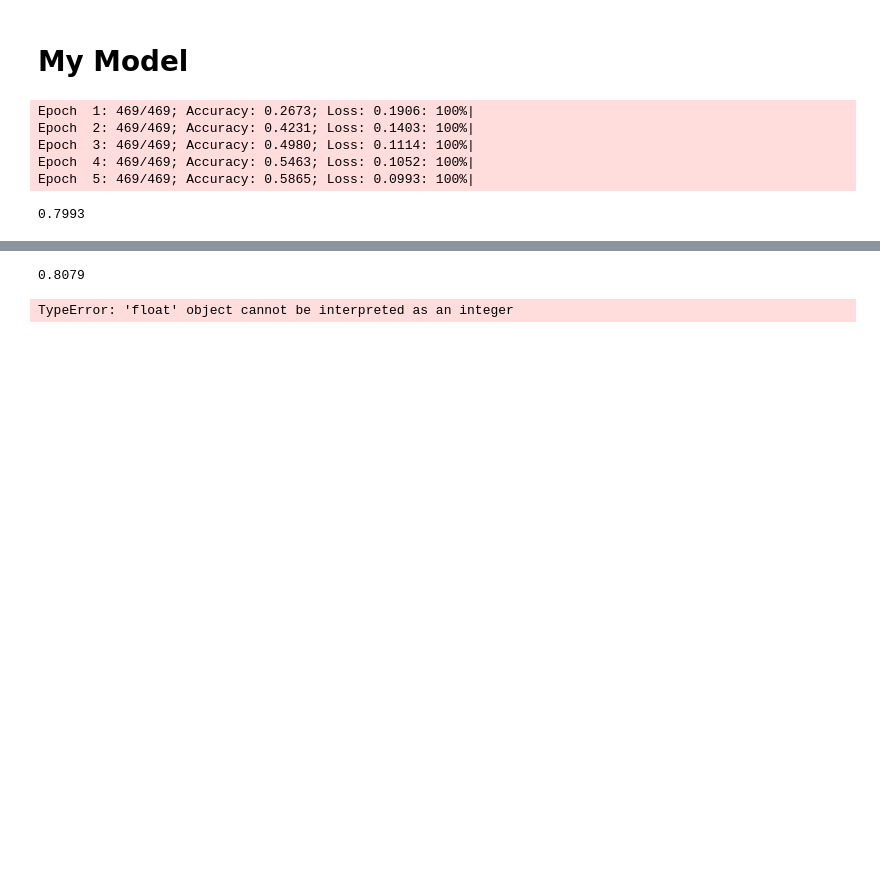
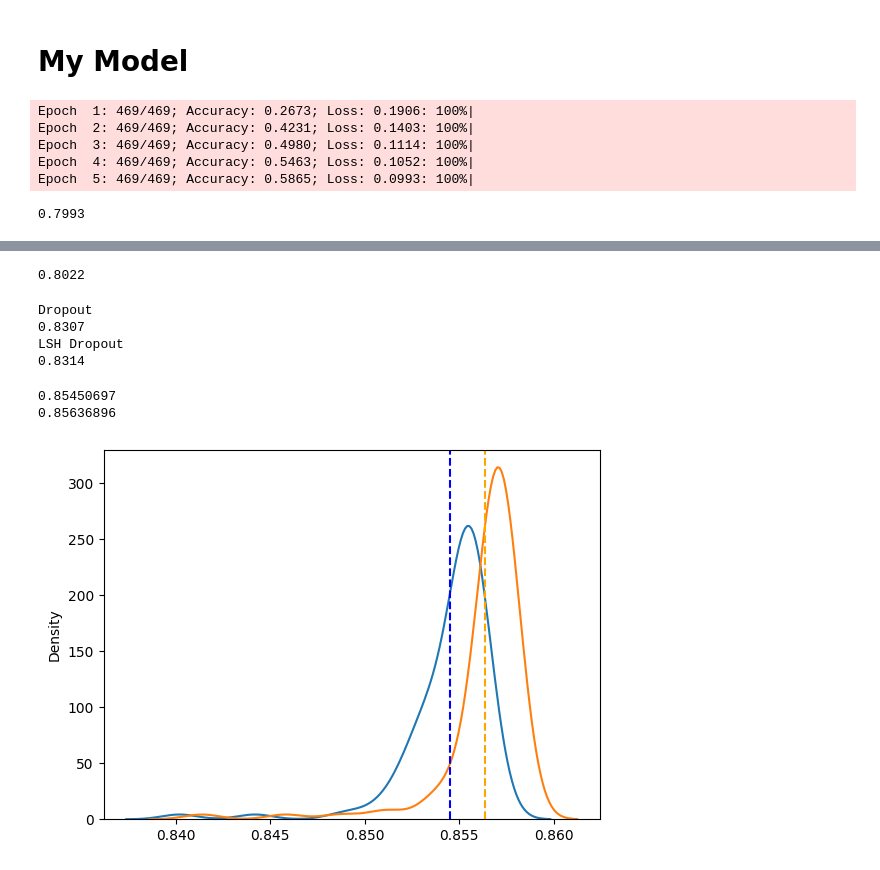
Before and after one commit to Winter-Shen/NeuralNetwork, a Jupyter notebook: pre.ipynb, the cells around one changed output, grey strips where cells are left out. Cells and saved outputs as stored; diff of their text form; code cells hidden in the pictures; blank space fills up the shorter version.

```diff
--- a/pre.ipynb
+++ b/pre.ipynb
@@ -110,13 +110,13 @@ metrics.result().numpy()
 0.7993
 # %%
 reload(NeuralNetwork)
-from NeuralNetwork import MyModel, MyLayer, dropoutS
+from NeuralNetwork import MyModel, MyLayer, dropoutLSH
 
 m = MyModel()
 m.addLayer(MyLayer(input_size, hidden_units))
-m.addLayer(dropoutS(1))
+m.addLayer(dropoutLSH(1))
 m.addLayer(MyLayer(hidden_units, num_labels))
 
 
-m.fitS(x_train, y_train, 0.01, epoches = 5, batch_size = batch_size)
+m.fit(x_train, y_train, 0.01, epoches = 5, batch_size = batch_size)
 # %% [output]
@@ -131,22 +131,51 @@ metrics.reset_state()
 metrics.update_state(y_test, y_hat)
 metrics.result().numpy()
 # %% [output]
-0.8079
+0.8022
 # %%
 reload(NeuralNetwork)
-from NeuralNetwork import MyModel, MyLayer, dropout, dropoutS
-def f(input_size, hidden_units, num_labels, batch_size, x_train, y_train, x_test, y_test, epoches):
+from NeuralNetwork import MyModel, MyLayer, dropout
+
+lshm = MyModel().addLayer(MyLayer(input_size, hidden_units))\
+    .addLayer(dropout(1, LSH = True))\
+    .addLayer(MyLayer(hidden_units, num_labels))
+m = MyModel().addLayer(MyLayer(input_size, hidden_units))\
+    .addLayer(dropout(0.5, LSH = False))\
+    .addLayer(MyLayer(hidden_units, num_labels))
+
+def f(x_train, y_train, x_test, y_test, model, batch_size, epoches, progress = True):
     metrics = CategoricalAccuracy()
-    m = MyModel()
-    m.addLayer(MyLayer(input_size, hidden_units))
-    m.addLayer(dropoutS(0.5))
-    m.addLayer(MyLayer(hidden_units, num_labels))
-    m.fitS(x_train, y_train, 0.01, epoches = epoches, batch_size = batch_size)
-    y_hat = m.predict(x_test)
+    model.fit(x_train, y_train, 0.01, epoches = epoches, batch_size = batch_size, progress = progress)
+    y_hat = model.predict(x_test)
     metrics.reset_state()
     metrics.update_state(y_test, y_hat)
     return metrics.result().numpy()
-
-f(input_size, hidden_units, num_labels, batch_size, x_train, y_train, x_test, y_test, epoches = 5)
-# %% [output]
-TypeError: 'float' object cannot be interpreted as an integer
+# %%
+print("Dropout")
+print(f(x_train, y_train, x_test, y_test, m, batch_size, epoches = 5, progress = False))
+print("LSH Dropout")
+print(f(x_train, y_train, x_test, y_test, lshm, batch_size, epoches = 5, progress = False))
+# %% [output]
+Dropout
+0.8307
+LSH Dropout
+0.8314
+# %%
+accuracy = [f(x_train, y_train, x_test, y_test, m, batch_size, epoches = 5, progress = False) for i in range(100)]
+accuracy_lsh = [f(x_train, y_train, x_test, y_test, lshm, batch_size, epoches = 5, progress = False) for i in range(100)]
+# %%
+print(np.mean(accuracy))
+print(np.mean(accuracy_lsh))
+# %% [output]
+0.85450697
+0.85636896
+# %%
+import seaborn as sns
+import matplotlib.pyplot as plt
+sns.kdeplot(x=accuracy)
+sns.kdeplot(x=accuracy_lsh)
+plt.axvline(np.mean(accuracy), color='b', linestyle='--')
+plt.axvline(np.mean(accuracy_lsh), color='orange', linestyle='--')
+plt.show()
+# %% [output]
+[figure, added]
```
Also changed, not shown: parts of 1 cell of this notebook, 1 other file.
